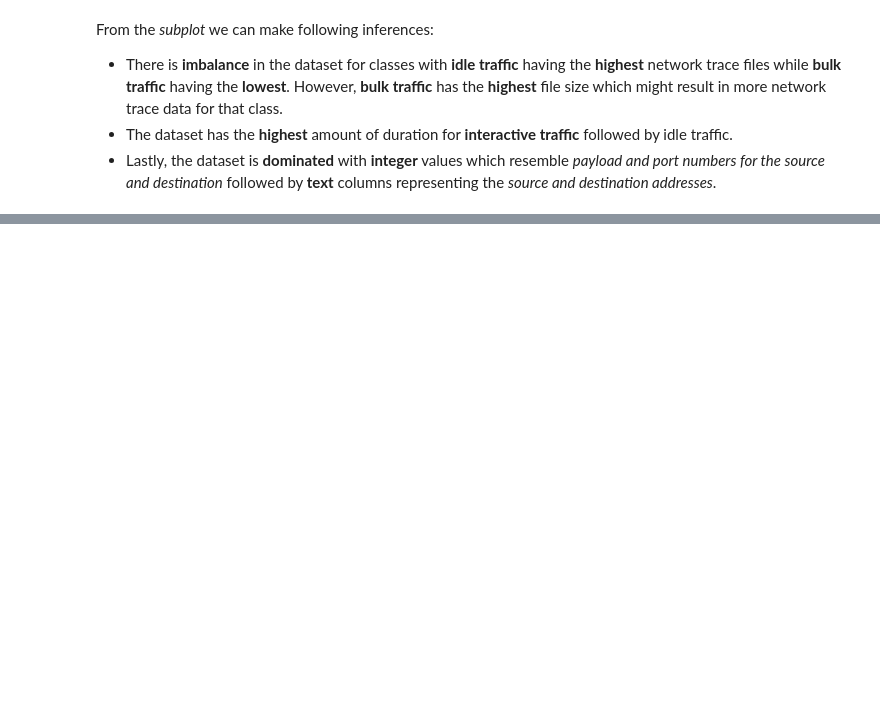
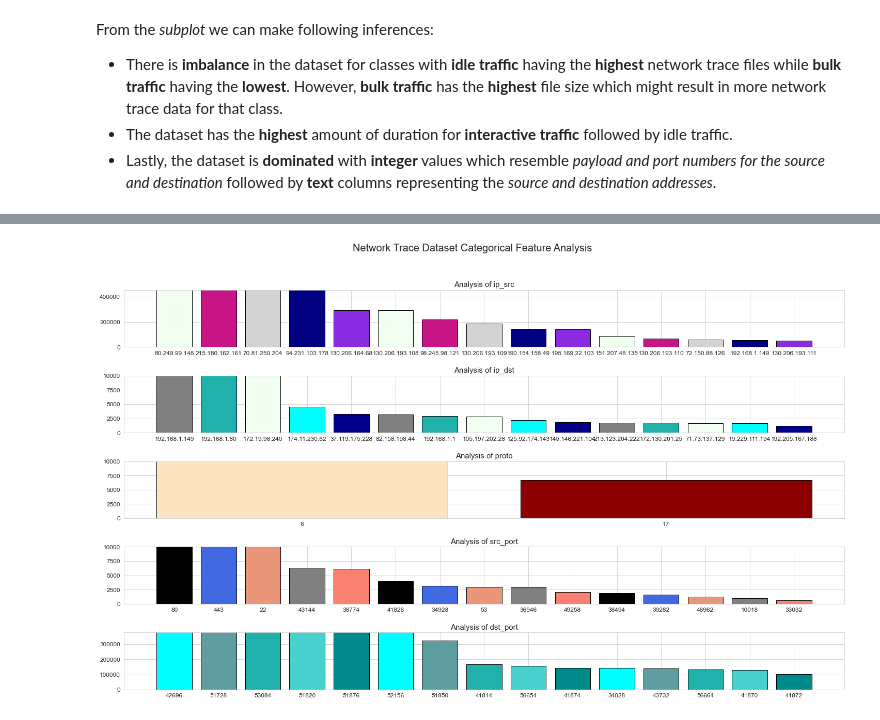
Before and after one commit to Gaurav0502/router-traffic-analysis, a Jupyter notebook: notebooks/Exploratory Data Analysis.ipynb, the cells around one changed output, grey strips where cells are left out. Saved outputs shown, nothing was run; the diff lists cells and outputs as text; code cells hidden in the pictures; blank space fills up the shorter version.

Commit message:
feat: categorical feature analysis

```diff
--- a/notebooks/Exploratory Data Analysis.ipynb
+++ b/notebooks/Exploratory Data Analysis.ipynb
@@ -97,0 +201,4 @@ From the <i>subplot</i> we can make following inferences:
+# %%
+e.categorical_feature_analysis()
+# %% [output]
+[figure, added]
```
Also changed, not shown: parts of 8 cells of this notebook.
